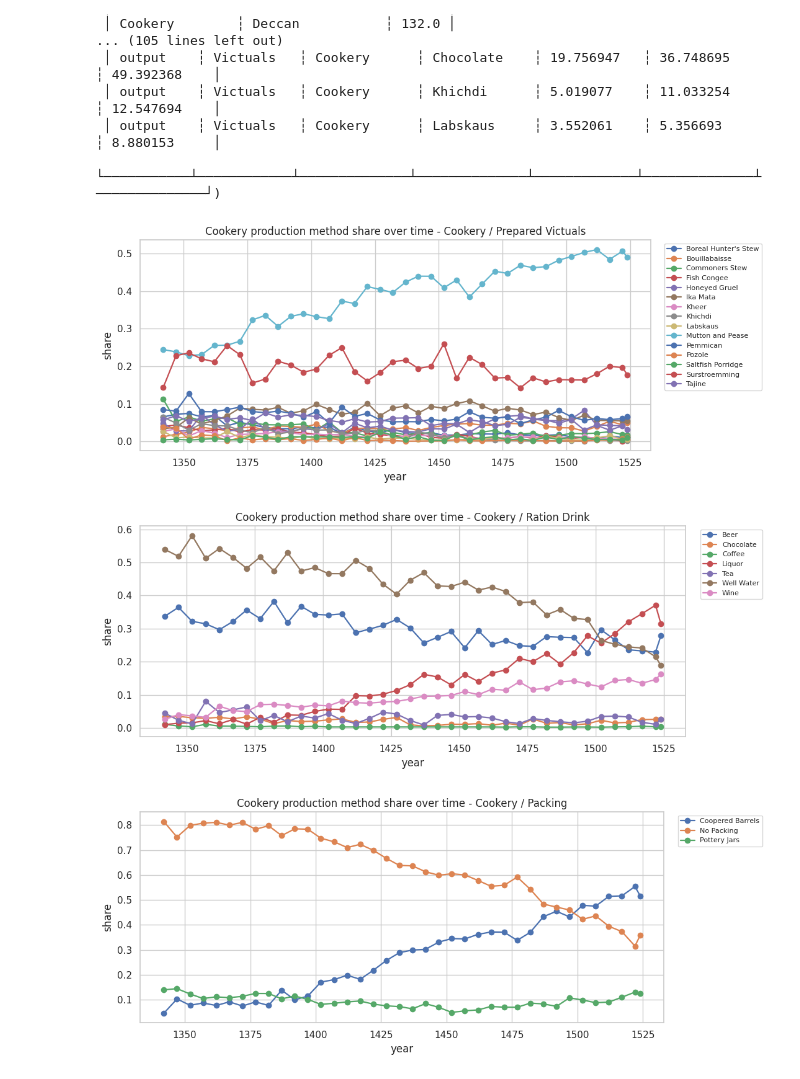
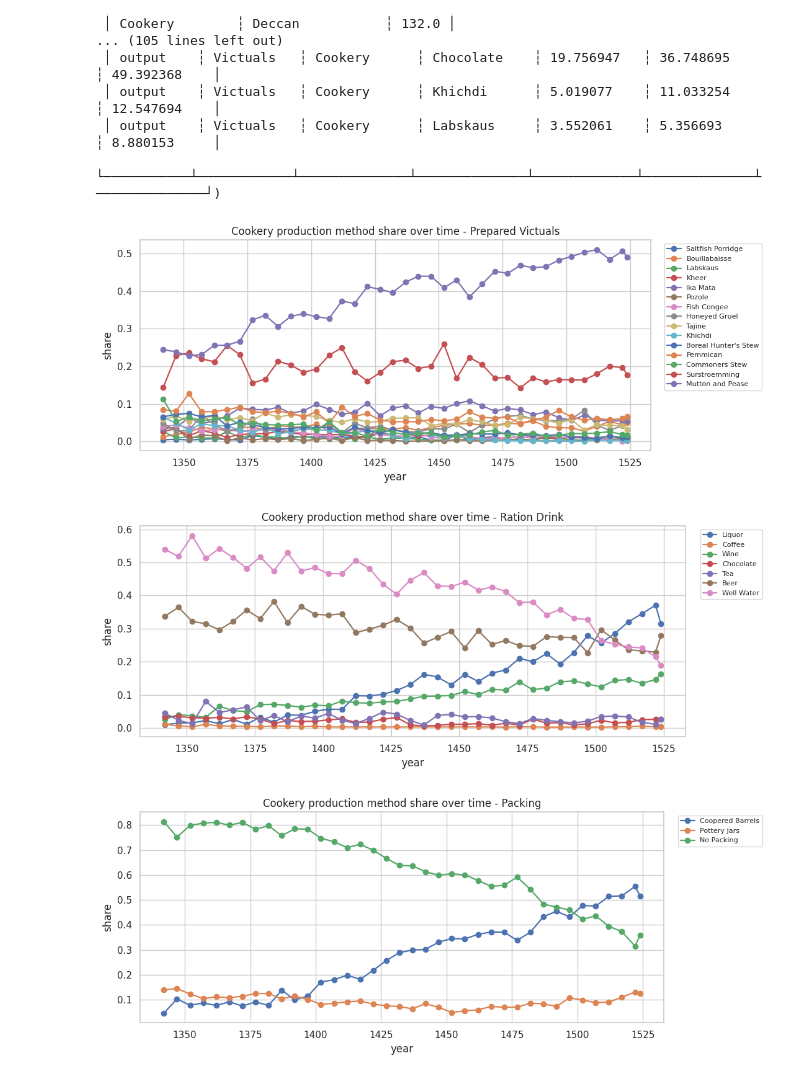
Before and after one commit to NoFires/prosper-or-perish-constructor, a Jupyter notebook: graphs/savegame_notebooks/savegame_analysis_workbench.ipynb, the cells around one changed output. Saved outputs shown, nothing was run; the diff lists cells and outputs as text; code cells hidden in the pictures.

Commit message:
Use direct notebook slot plots

```diff
--- a/graphs/savegame_notebooks/savegame_analysis_workbench.ipynb
+++ b/graphs/savegame_notebooks/savegame_analysis_workbench.ipynb
@@ -9,7 +9,9 @@ uv run ppc savegame-notebooks build
 
 All analysis below uses Polars lazy scans over `graphs/dataset`. Change selector variables in the setup cell, then rerun the relevant section.
 # %%
+import importlib
 from eu5gameparser.savegame import notebook_workbench as wb
+wb = importlib.reload(wb)
 
 DATA_ROOT = None       # None means graphs/dataset under the constructor repo
 PLAYTHROUGH = None     # None means latest playthrough
@@ -242,14 +244,65 @@ building_latest.head(TOP_N), pm_regional_preferences_by_slot.head(TOP_N), pm_val
  │ output    ┆ Victuals   ┆ Cookery      ┆ Labskaus     ┆ 3.552061    ┆ 5.356693     ┆ 8.880153     │
  └───────────┴────────────┴──────────────┴──────────────┴─────────────┴──────────────┴──────────────┘)
 # %%
-_ = workbench.plot_building_slot(buildings, 0)
+import matplotlib.pyplot as plt
+import polars as pl
+
+slot_index = 0
+slot_frame = pm_slot_ts.filter(pl.col("production_method_group_index") == slot_index)
+if not slot_frame.is_empty():
+    slot_name = slot_frame.get_column("slot_label").drop_nulls().to_list()[0]
+    fig, ax = plt.subplots(figsize=(11, 4.5))
+    for method, series in slot_frame.sort("year").partition_by("production_method_label", as_dict=True).items():
+        label = method[0] if isinstance(method, tuple) else method
+        ax.plot(series["year"].to_list(), series["share"].to_list(), marker="o", linewidth=1.6, label=label)
+    ax.set_title(f"{workbench.building_label} production method share over time - {slot_name}")
+    ax.set_xlabel("year")
+    ax.set_ylabel("share")
+    ax.legend(bbox_to_anchor=(1.02, 1), loc="upper left", fontsize=8)
+    fig.tight_layout()
+    plt.show()
+    plt.close(fig)
 # %% [output]
-[figure, old version]
+[figure, new version]
 # %%
-_ = workbench.plot_building_slot(buildings, 1)
+import matplotlib.pyplot as plt
+import polars as pl
+
+slot_index = 1
+slot_frame = pm_slot_ts.filter(pl.col("production_method_group_index") == slot_index)
+if not slot_frame.is_empty():
+    slot_name = slot_frame.get_column("slot_label").drop_nulls().to_list()[0]
+    fig, ax = plt.subplots(figsize=(11, 4.5))
+    for method, series in slot_frame.sort("year").partition_by("production_method_label", as_dict=True).items():
+        label = method[0] if isinstance(method, tuple) else method
+        ax.plot(series["year"].to_list(), series["share"].to_list(), marker="o", linewidth=1.6, label=label)
+    ax.set_title(f"{workbench.building_label} production method share over time - {slot_name}")
+    ax.set_xlabel("year")
+    ax.set_ylabel("share")
+    ax.legend(bbox_to_anchor=(1.02, 1), loc="upper left", fontsize=8)
+    fig.tight_layout()
+    plt.show()
+    plt.close(fig)
 # %% [output]
-[figure, old version]
+[figure, new version]
 # %%
-_ = workbench.plot_building_slot(buildings, 2)
+import matplotlib.pyplot as plt
+import polars as pl
+
+slot_index = 2
+slot_frame = pm_slot_ts.filter(pl.col("production_method_group_index") == slot_index)
+if not slot_frame.is_empty():
+    slot_name = slot_frame.get_column("slot_label").drop_nulls().to_list()[0]
+    fig, ax = plt.subplots(figsize=(11, 4.5))
+    for method, series in slot_frame.sort("year").partition_by("production_method_label", as_dict=True).items():
+        label = method[0] if isinstance(method, tuple) else method
+        ax.plot(series["year"].to_list(), series["share"].to_list(), marker="o", linewidth=1.6, label=label)
+    ax.set_title(f"{workbench.building_label} production method share over time - {slot_name}")
+    ax.set_xlabel("year")
+    ax.set_ylabel("share")
+    ax.legend(bbox_to_anchor=(1.02, 1), loc="upper left", fontsize=8)
+    fig.tight_layout()
+    plt.show()
+    plt.close(fig)
 # %% [output]
-[figure, old version]
+[figure, new version]
```
Also changed, not shown: parts of 2 cells of this notebook, 1 other file.
